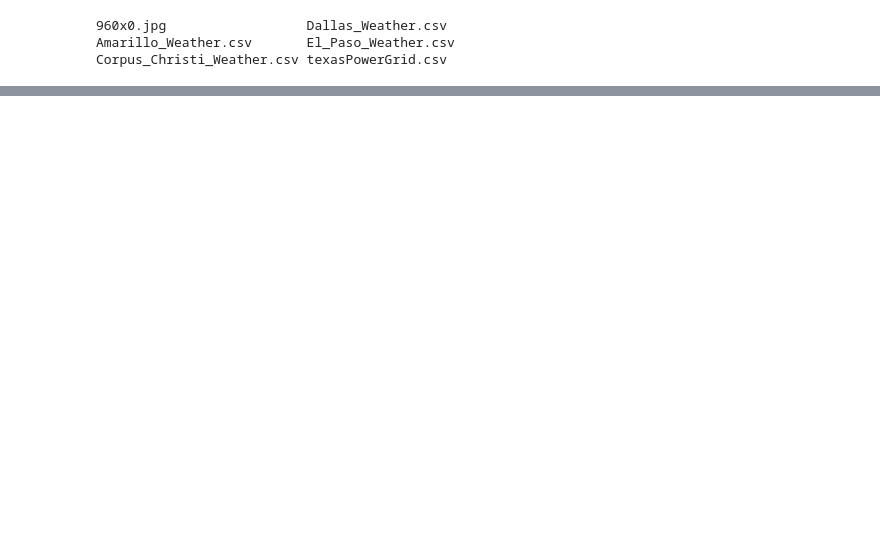
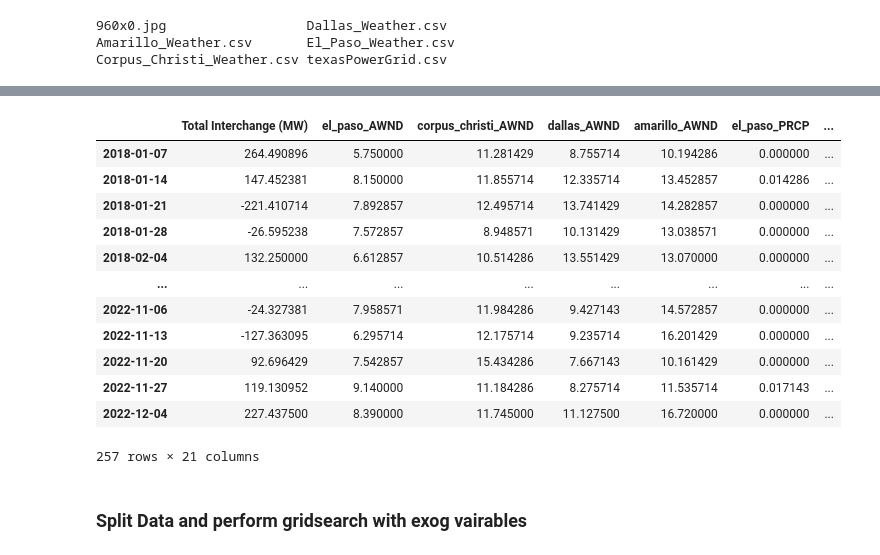
Before and after one commit to JuanMa894/Texas-Power-forecasting-timeseries, a Jupyter notebook: Notebooks/juan-notebook.ipynb, the cells around one changed output, grey strips where cells are left out. Saved outputs shown, nothing was run; the diff lists cells and outputs as text; code cells hidden in the pictures; blank space fills up the shorter version.

```diff
--- a/Notebooks/juan-notebook.ipynb
+++ b/Notebooks/juan-notebook.ipynb
@@ -522,0 +558,2 @@ Corpus_Christi_Weather.csv texasPowerGrid.csv
+# %%
+daily_int = pd.DataFrame(inter.resample('D').mean())
@@ -522,0 +577,3 @@ Corpus_Christi_Weather.csv texasPowerGrid.csv
+# %%
+joined = pd.merge(daily_int, weather, left_index=True, right_index=True)
+joined.isna().sum()
@@ -522,0 +598,2 @@ Corpus_Christi_Weather.csv texasPowerGrid.csv
+# %%
+joined.bfill(inplace=True)
@@ -522,0 +620,19 @@ Corpus_Christi_Weather.csv texasPowerGrid.csv
+# %%
+joined_w = joined.resample('W').mean()
+joined_w
+# %% [output]
+|  | Total Interchange (MW) | el_paso_AWND | corpus_christi_AWND | dallas_AWND | amarillo_AWND | el_paso_PRCP | ... |
+| 2018-01-07 | 264.490896 | 5.750000 | 11.281429 | 8.755714 | 10.194286 | 0.000000 | ... |
+| 2018-01-14 | 147.452381 | 8.150000 | 11.855714 | 12.335714 | 13.452857 | 0.014286 | ... |
+| 2018-01-21 | -221.410714 | 7.892857 | 12.495714 | 13.741429 | 14.282857 | 0.000000 | ... |
+| 2018-01-28 | -26.595238 | 7.572857 | 8.948571 | 10.131429 | 13.038571 | 0.000000 | ... |
+| 2018-02-04 | 132.250000 | 6.612857 | 10.514286 | 13.551429 | 13.070000 | 0.000000 | ... |
+| ... | ... | ... | ... | ... | ... | ... | ... |
+| 2022-11-06 | -24.327381 | 7.958571 | 11.984286 | 9.427143 | 14.572857 | 0.000000 | ... |
+| 2022-11-13 | -127.363095 | 6.295714 | 12.175714 | 9.235714 | 16.201429 | 0.000000 | ... |
+| 2022-11-20 | 92.696429 | 7.542857 | 15.434286 | 7.667143 | 10.161429 | 0.000000 | ... |
+| 2022-11-27 | 119.130952 | 9.140000 | 11.184286 | 8.275714 | 11.535714 | 0.017143 | ... |
+| 2022-12-04 | 227.437500 | 8.390000 | 11.745000 | 11.127500 | 16.720000 | 0.000000 | ... |
+257 rows × 21 columns
+# %% [markdown]
+### Split Data and perform gridsearch with exog vairables
```
Also changed, not shown: parts of 26 cells of this notebook.
